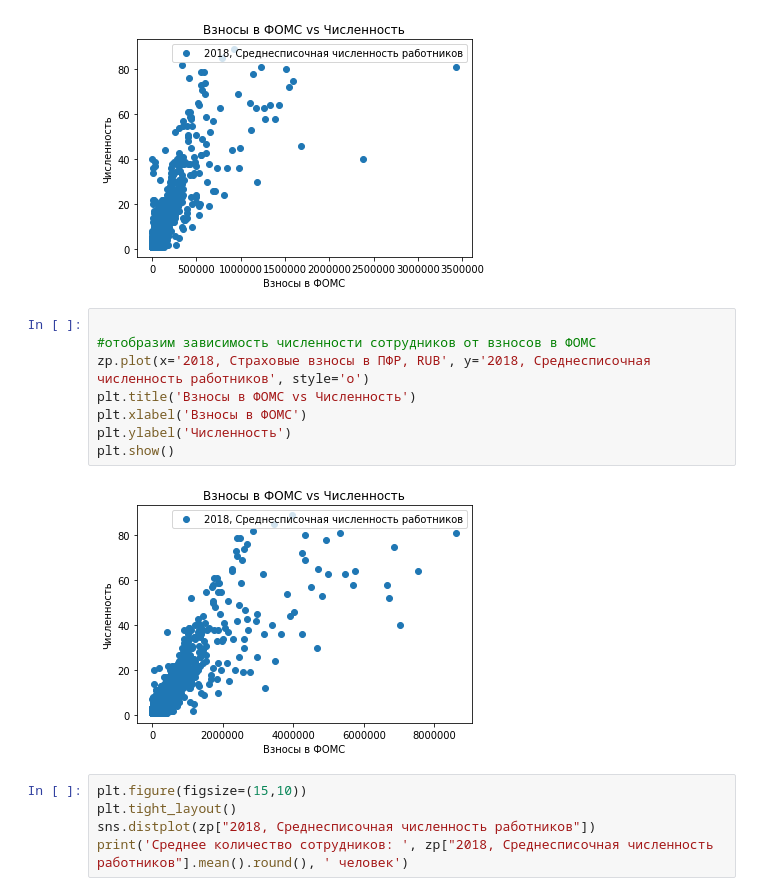
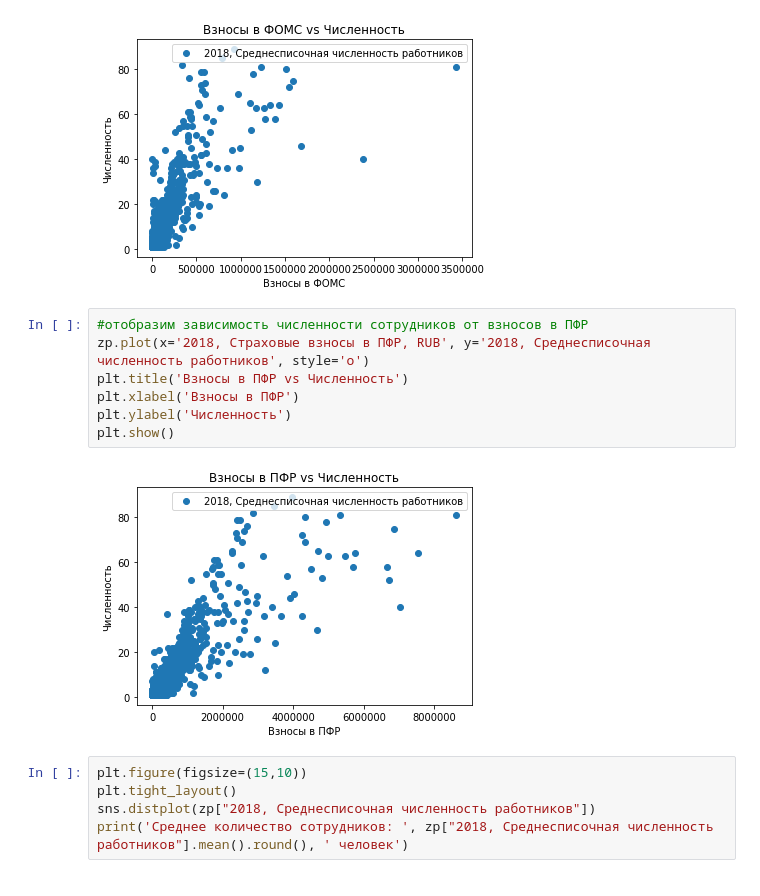
Before and after one commit to Dementev-Ilia/CustomerSearch, a Jupyter notebook: CustomerSearch.ipynb, the cells around one changed output. Saved outputs shown, nothing was run; the diff lists cells and outputs as text.

```diff
--- a/CustomerSearch.ipynb
+++ b/CustomerSearch.ipynb
@@ -1134,15 +1134,14 @@ plt.show()
 # %% [output]
 [figure]
 # %%
-
-#отобразим зависимость численности сотрудников от взносов в ФОМС
+#отобразим зависимость численности сотрудников от взносов в ПФР
 zp.plot(x='2018, Страховые взносы в ПФР, RUB', y='2018, Среднесписочная численность работников', style='o')
-plt.title('Взносы в ФОМС vs Численность')
-plt.xlabel('Взносы в ФОМС')
+plt.title('Взносы в ПФР vs Численность')
+plt.xlabel('Взносы в ПФР')
 plt.ylabel('Численность')
 plt.show()
 # %% [output]
-[figure, old version]
+[figure, new version]
 # %%
 plt.figure(figsize=(15,10))
 plt.tight_layout()
```
Also changed, not shown: parts of 1 cell of this notebook.
